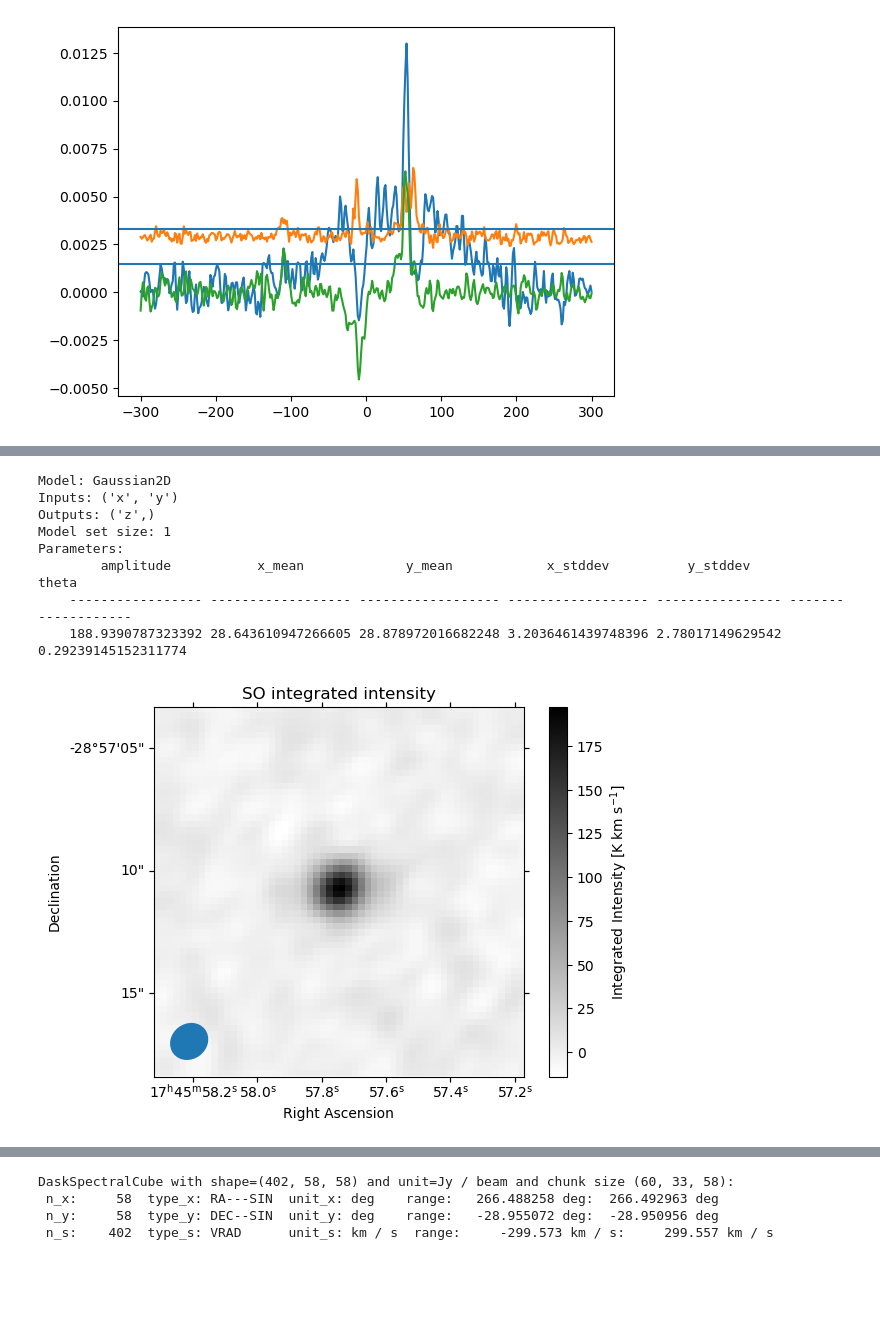
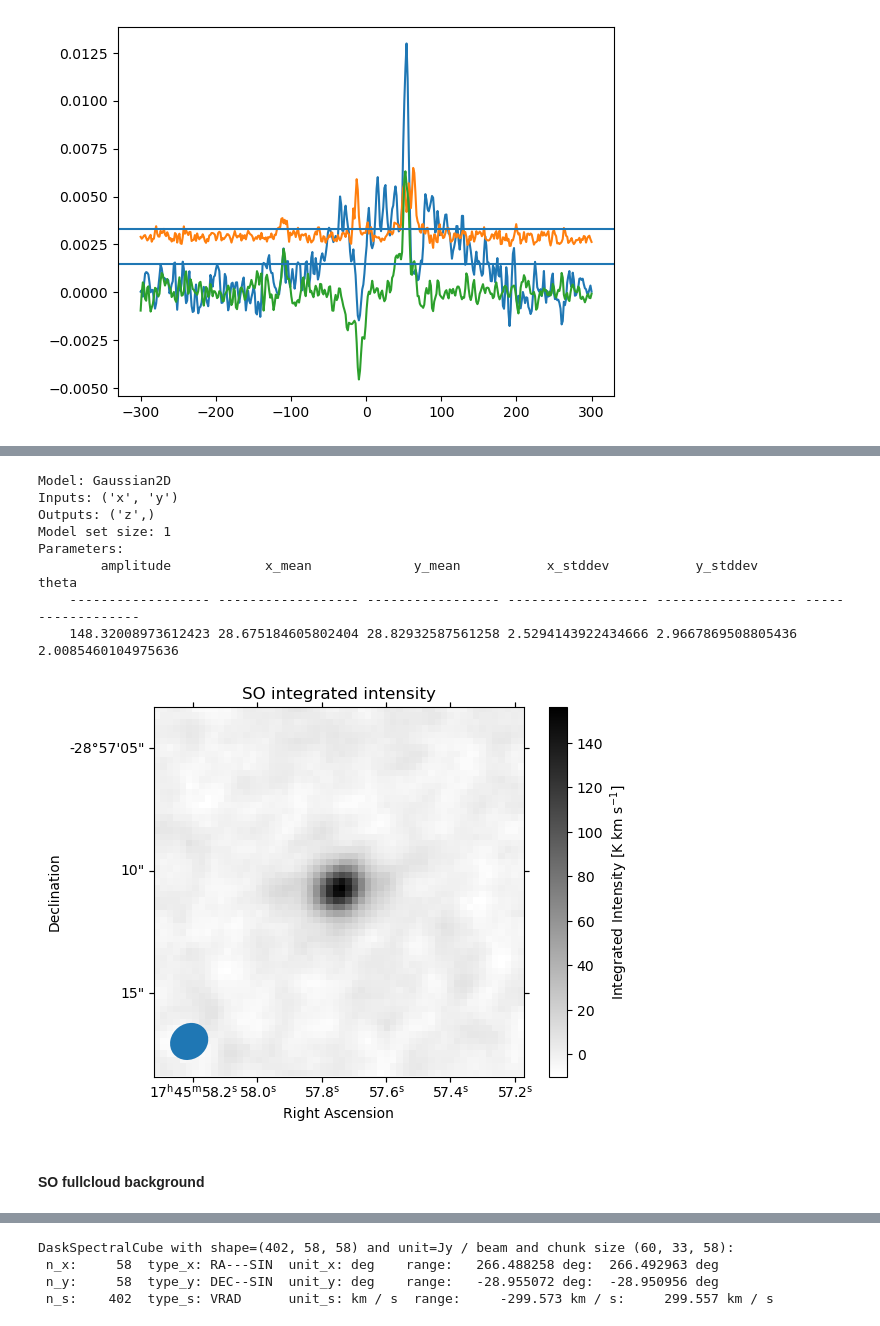
Before and after one commit to ACES-CMZ/MUBLO, a Jupyter notebook: UltraBroadbandSourceInAA.ipynb, the cells around one changed output, grey strips where cells are left out. Cells and saved outputs as stored; diff of their text form; code cells hidden in the pictures; blank space fills up the shorter version.

```diff
--- a/UltraBroadbandSourceInAA.ipynb
+++ b/UltraBroadbandSourceInAA.ipynb
@@ -215,0 +215,3 @@ Param #5       WIDTH1 =      1.5e+07 +/-               0   Range:[1.5e+07,4e+07]
+# %%
+fns_2012 = glob.glob("/orange/adamginsburg/ACES/ancillary/data/2012.1.00080.S/science_goal.uid___A002_X6444ba_Xc/group.uid___A002_X6444ba_Xd/member.uid___A002_X6444ba_Xe/calibrated/workdir/*.image.pbcor.fits")
+scubes2012 = [SpectralCube.read(fn, format='fits').subcube_from_regions([region]) for fn in fns_2012]
@@ -215,0 +221,3 @@ Param #5       WIDTH1 =      1.5e+07 +/-               0   Range:[1.5e+07,4e+07]
+# %%
+c34scube_2012 = [scube for scube in scubes2012 if scube.spectral_axis.min() < 96.412951*u.GHz and scube.spectral_axis.max() > 96.412951*u.GHz][0]
+c34scube_2012
@@ -286,0 +349,3 @@ pl.plot(background_means[0].spectral_axis, background_means[0].value)
+# %%
+so_scube = scubes[-2].with_spectral_unit(u.km/u.s, velocity_convention='radio', rest_value=99.29987*u.GHz).spectral_slab(-300*u.km/u.s, 300*u.km/u.s)
+so_scube
@@ -286,0 +420,3 @@ pl.plot(background_means[0].spectral_axis, background_means[0].value)
+# %%
+pixscale = so_scube.wcs.celestial.proj_plane_pixel_scales()[0].to(u.arcsec)
+pixscale
@@ -314,8 +546,12 @@ pl.axhline(0.0015)
 <matplotlib.lines.Line2D at 0x...>
 [figure]
 # %%
-m0 = (so_scube.with_mask((background_stddev_so < 0.0033*background_stddev_so.unit)[:,None,None])
+contest = so_scube.median(axis=0)
+m0 = ((so_scube-contest).with_mask((background_stddev_so < 0.0033*background_stddev_so.unit)[:,None,None])
               .with_mask((mean_so_spec > 0.0015*mean_so_spec.unit)[:,None,None])).to(u.K).moment0()
+m0_so_ptsrc = m0
+
+jtok = m0.beam.jtok(so_scube.with_spectral_unit(u.GHz).spectral_axis[0]).value
 
 fig = pl.figure()
 ax = pl.subplot(projection=m0.wcs)
@@ -338,12 +574,20 @@ g = fit_g(g_init, x, y, z=m0.value, weights=1/stddev)
 print(g)
 cen = m0.wcs.pixel_to_world(g.x_mean, g.y_mean)
 
-src = radio_beam.Beam(major=g.x_stddev*pixscale*2.35, minor=g.y_stddev*pixscale*2.35, pa=90*u.deg+g.theta*u.rad)
-deconv_size = src.deconvolve(m0.beam)
+if g.x_stddev >= g.y_stddev:
+    src = radio_beam.Beam(major=g.x_stddev*pixscale*2.35, minor=g.y_stddev*pixscale*2.35, pa=90*u.deg+g.theta*u.rad)
+else:
+    src = radio_beam.Beam(major=g.y_stddev*pixscale*2.35, minor=g.x_stddev*pixscale*2.35, pa=90*u.deg+g.theta*u.rad)
+try:
+    deconv_size = src.deconvolve(m0.beam)
 
-centroid_measurements.append(['SO 3(2)-2(1)', 'm0', g.amplitude.value, cen.ra, cen.dec, g.x_stddev*pixscale, g.y_stddev*pixscale, 90*u.deg + (g.theta*u.rad).to(u.deg),
-                              deconv_size.major, deconv_size.minor, deconv_size.pa
-                             ])
+    centroid_measurements.append(['SO 3(2)-2(1)', 'm0', g.amplitude.value, g.amplitude.value/jtok, cen.ra, cen.dec, g.x_stddev*pixscale, g.y_stddev*pixscale, 90*u.deg + (g.theta*u.rad).to(u.deg),
+                                  deconv_size.major, deconv_size.minor, deconv_size.pa
+                                 ])
+except radio_beam.utils.BeamError:
+    centroid_measurements.append(['SO 3(2)-2(1)', 'm0', g.amplitude.value, g.amplitude.value/jtok, cen.ra, cen.dec, g.x_stddev*pixscale, g.y_stddev*pixscale, 90*u.deg + (g.theta*u.rad).to(u.deg),
+                                  np.nan*u.arcsec, np.nan*u.arcsec, np.nan*u.deg
+                                 ])
 
 m0.write('/orange/adamginsburg/ACES/broadline_sources/G0.025-0.073/SO32_m0.fits', overwrite=True)
 # %% [output]
@@ -350,10 +595,12 @@ m0.write('/orange/adamginsburg/ACES/broadline_sources/G0.025-0.073/SO32_m0.fits'
 WARNING: PossiblySlowWarning: This function (<function BaseSpectralCube.to at 0x...>) requires loading the entire cube into memory and may therefore be slow. [spectral_cube.utils]
 Model: Gaussian2D
 Inputs: ('x', 'y')
 Outputs: ('z',)
 Model set size: 1
 Parameters:
-        amplitude           x_mean             y_mean            x_stddev          y_stddev            theta
-    ----------------- ------------------ ------------------ ------------------ ---------------- -------------------
-    188.9390787323392 28.643610947266605 28.878972016682248 3.2036461439748396 2.78017149629542 0.29239145152311774
+        amplitude            x_mean             y_mean           x_stddev           y_stddev            theta
+    ------------------ ------------------ ----------------- ------------------ ------------------ ------------------
+    148.32008973612423 28.675184605802404 28.82932587561258 2.5294143922434666 2.9667869508805436 2.0085460104975636
-[figure, old version]
+[figure, new version]
+# %% [markdown]
+#### SO fullcloud background
```
Also changed, not shown: parts of 138 cells of this notebook.
